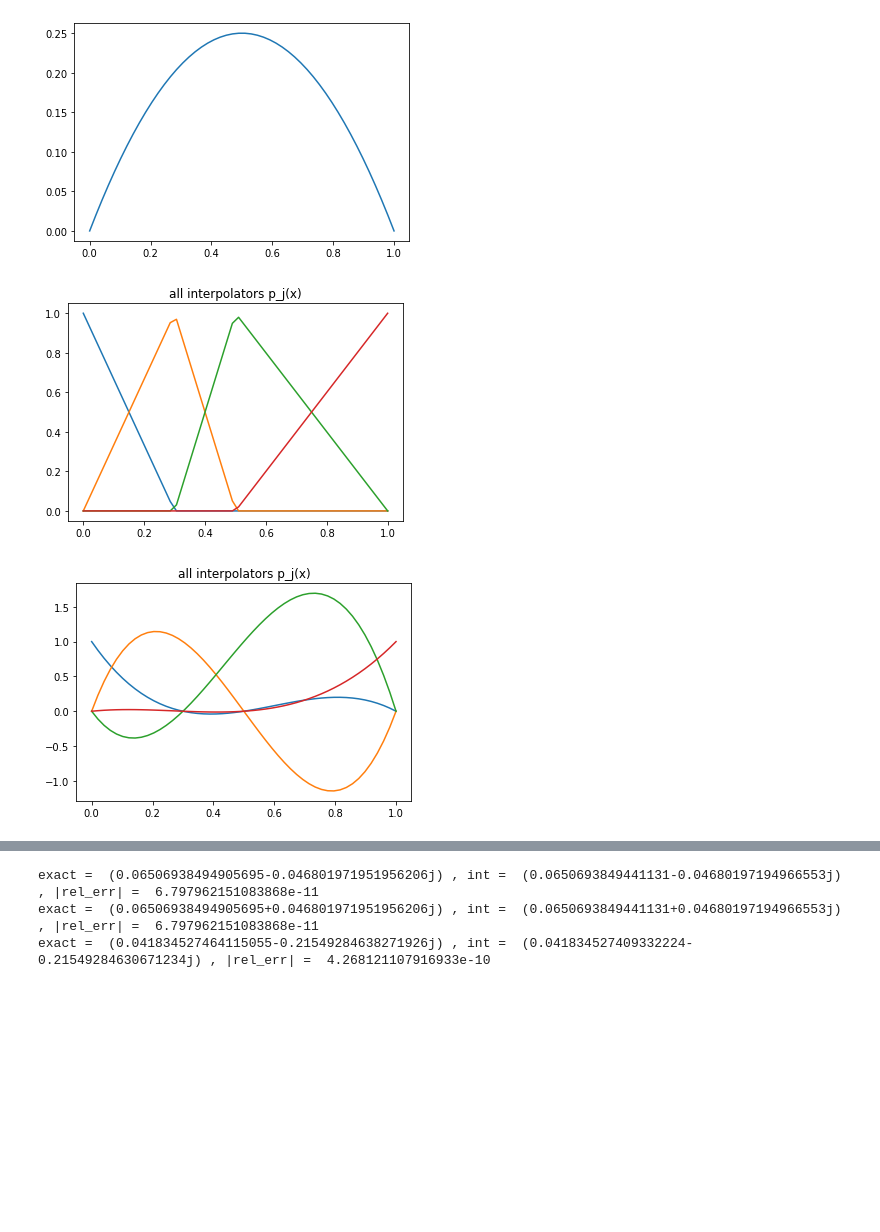
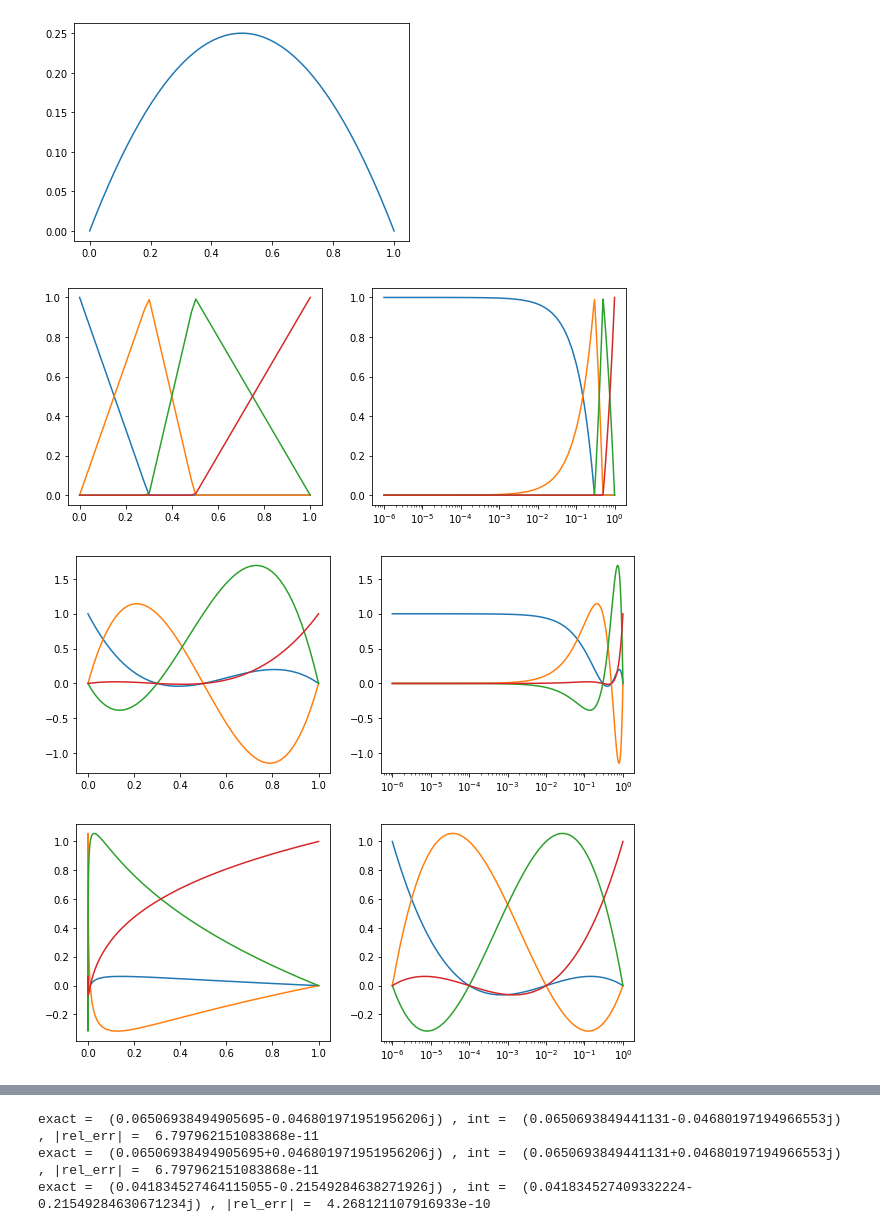
Before and after one commit to NNPDF/eko, a Jupyter notebook: jupyter/interpolation.ipynb, the cells around one changed output, grey strips where cells are left out. Saved outputs shown, nothing was run; the diff lists cells and outputs as text; code cells hidden in the pictures; blank space fills up the shorter version.

```diff
--- a/jupyter/interpolation.ipynb
+++ b/jupyter/interpolation.ipynb
@@ -52,15 +72,23 @@ def get_Lagrange_iterpolators_N(N,xgrid,j):
 # %%
-def plot_iterpolators_x(f,g):
+def plot_iterpolators_x(f,g,xmin=1e-6):
     """plot all linear interpolators of grid"""
-    xs = np.linspace(0,1)
+    xs = np.append(np.logspace(np.log10(xmin),-1),np.linspace(0.1,1.))
+    plt.figure(figsize=(10,4))
     plt.title("all interpolators p_j(x)")
+    plt.subplot(1,2,1)
     for j in range(len(g)):
         ys = [f(x,g,j) for x in xs]
         plt.plot(xs,ys)
+    plt.subplot(1,2,2)
+    for j in range(len(g)):
+        ys = [f(x,g,j) for x in xs]
+        plt.semilogx(xs,ys)
     plt.show()
 
 plot_iterpolators_x(get_linear_iterpolators_x,[0.,.3,.5,1.])
 plot_iterpolators_x(get_Lagrange_iterpolators_x,[0.,.3,.5,1.])
+plot_iterpolators_x(get_Lagrange_iterpolators_log10_x,[1e-6,1e-4,1e-2,1.])
 # %% [output]
-[figure, old version]
+[figure, new version]
-[figure, old version]
+[figure, new version]
+[figure, added]
```
Also changed, not shown: parts of 14 cells of this notebook, 6 other files.
